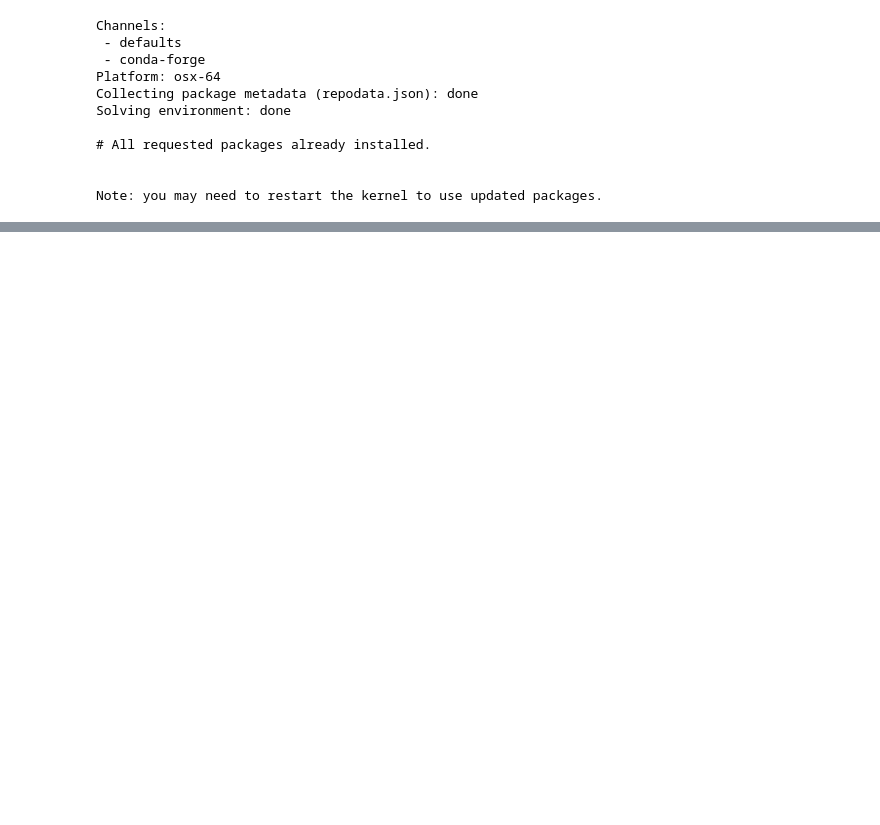
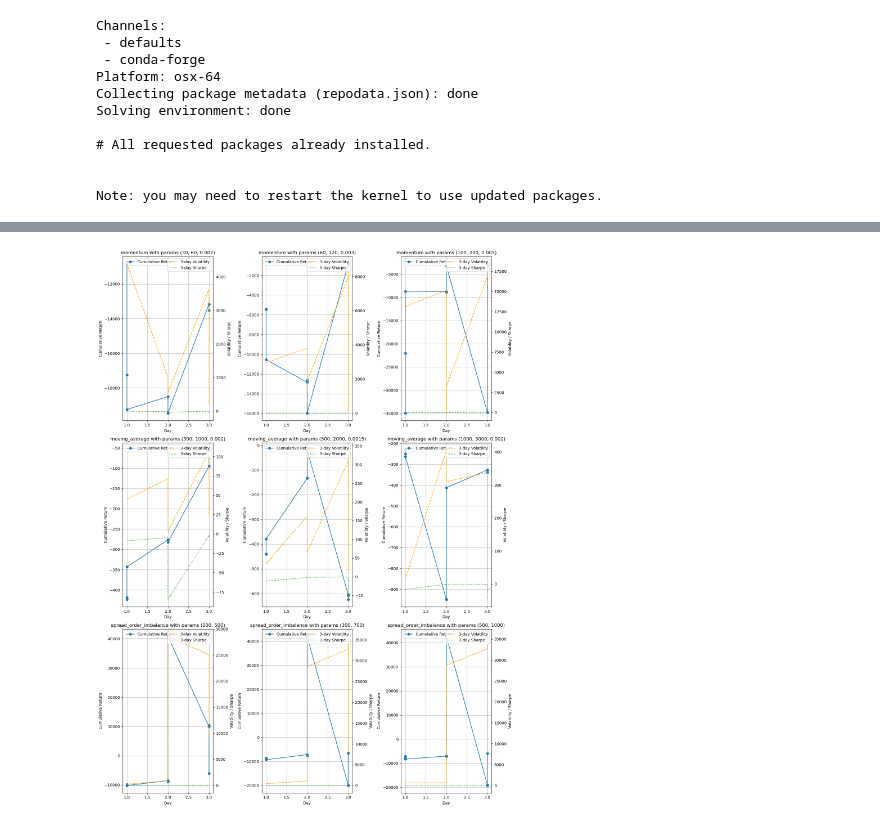
Before and after one commit to amchugh2/230x_team_repo, a Jupyter notebook: project/project 1.ipynb, the cells around one changed output, grey strips where cells are left out. Cells and saved outputs as stored; diff of their text form; code cells hidden in the pictures; blank space fills up the shorter version.

```diff
--- a/project/project 1.ipynb
+++ b/project/project 1.ipynb
@@ -94,10 +135,0 @@ Processed xnas-itch-20240802.mbp-10.csv.zst
-# %%
-# Save down as pkl file - for use in case user needs to reset kernel, can fetch back dataframes faster
-day_df = {}
-
-i = 1
-for df in dfs:
-    df.to_pickle("day_" + str(i) + ".pkl")
-    print(str(i) + ' saved file as pickle')
-    i +=1
-    day_df[i] = df
@@ -122,12 +135,0 @@ for df in dfs:
-# %%
-directory = 'equity-pkl'
-
-dfs = []
-
-for filename in os.listdir(directory):
-    if filename.endswith('.pkl'):
-        filepath = os.path.join(directory, filename)
-        with open(filepath, 'rb') as file:
-            data = pickle.load(file)
-            dfs.append(data)
-            print(f"Loaded {filename}")
@@ -404,0 +445,10 @@ result_anf = signal_and_trade('ANF', directory)
+# %%
+moving_avg_params = [(300, 1000, 0.002), (500, 2000, 0.0015), (1000, 3000, 0.002)]
+momentum_params = [(30, 60, 0.002), (60, 120, 0.003), (100, 200, 0.005)]
+spread_order_params = [(200, 500), (300, 700), (500, 1000)]  # Both short and long windows
+
+# Call the function with your ticker and directory
+daily_returns = signal_and_trade_to_dataframe('ANF', 'equity-pkl',
+                                 moving_average_params=moving_avg_params,
+                                 momentum_params=momentum_params,
+                                 spread_order_params=spread_order_params)
@@ -404,0 +531,4 @@ result_anf = signal_and_trade('ANF', directory)
+# %%
+plot_daily_returns_with_params(daily_returns)
+# %% [output]
+[figure, added]
```
Also changed, not shown: parts of 22 cells of this notebook.
